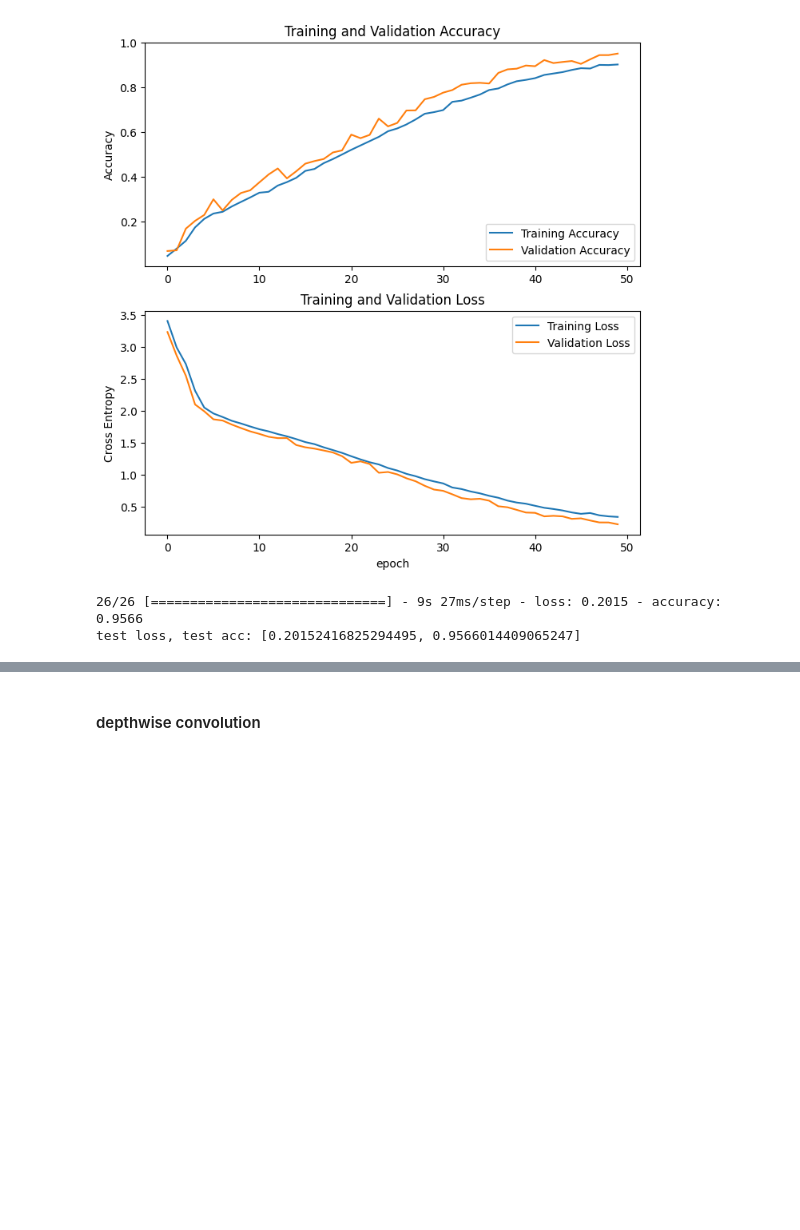
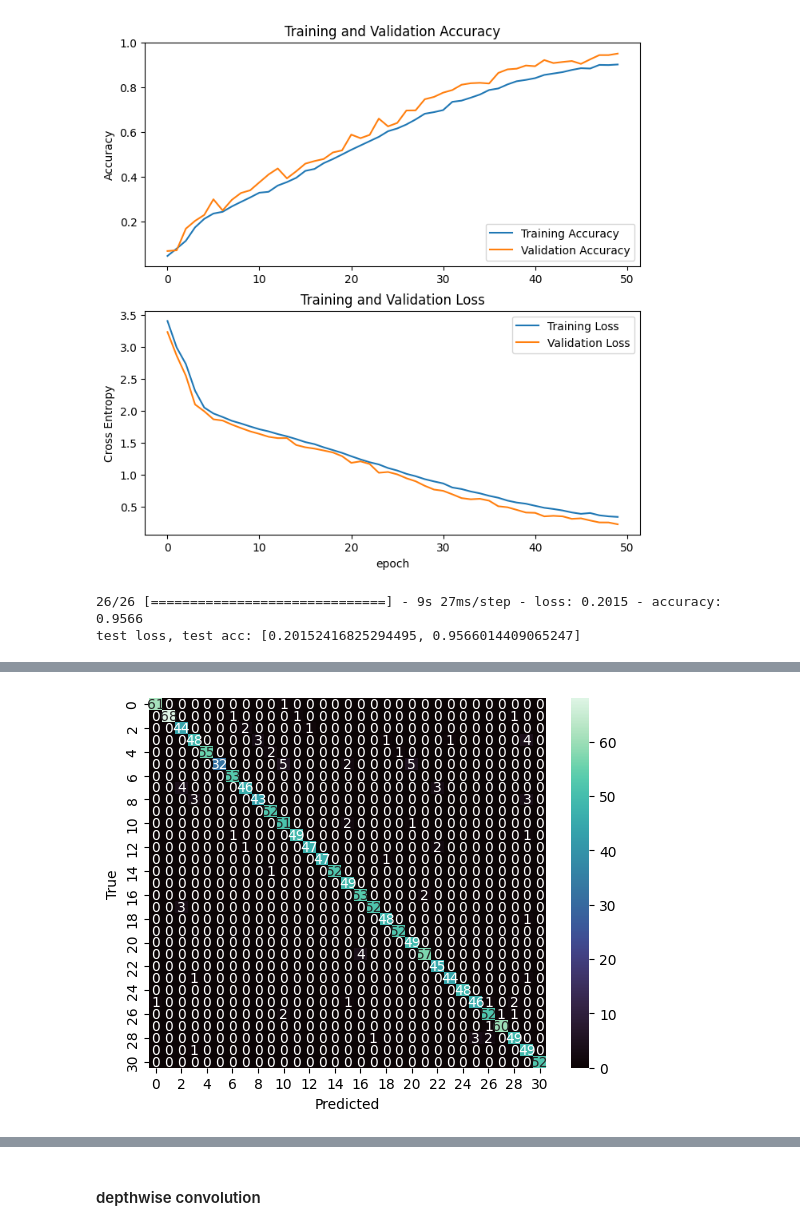
Before and after one commit to wwaihoe/mdp-image-recognition, a Jupyter notebook: image_classification.ipynb, the cells around one changed output, grey strips where cells are left out. Saved outputs shown, nothing was run; the diff lists cells and outputs as text; code cells hidden in the pictures; blank space fills up the shorter version.

Commit message:
added confusion matrix

```diff
--- a/image_classification.ipynb
+++ b/image_classification.ipynb
@@ -577,3 +579,14 @@ print("test loss, test acc:", results)
 # %% [output]
 26/26 [==============================] - 9s 27ms/step - loss: 0.2015 - accuracy: 0.9566
 test loss, test acc: [0.20152416825294495, 0.9566014409065247]
+# %%
+from sklearn.metrics import confusion_matrix
+
+test_labels = []
+pred_labels = []
+for images, labels in test_dataset:
+    test_labels += list(labels.numpy())
+    pred_logits = cnn_model.predict(images)
+    pred_labels += list(tf.math.argmax(pred_logits, axis=1))
+
+cm = confusion_matrix(test_labels, pred_labels)
@@ -580,3 +611,12 @@ test loss, test acc: [0.20152416825294495, 0.9566014409065247]
+# %%
+import seaborn as sns
+
+sns.heatmap(cm, annot=True, fmt="d", cmap="mako")
+plt.xlabel("Predicted")
+plt.ylabel("True")
+plt.show()
+# %% [output]
+[figure, added]
 # %%
 images, labels = next(iter(test_dataset))
 preds = cnn_model(images)
```
Also changed, not shown: parts of 8 cells of this notebook.
